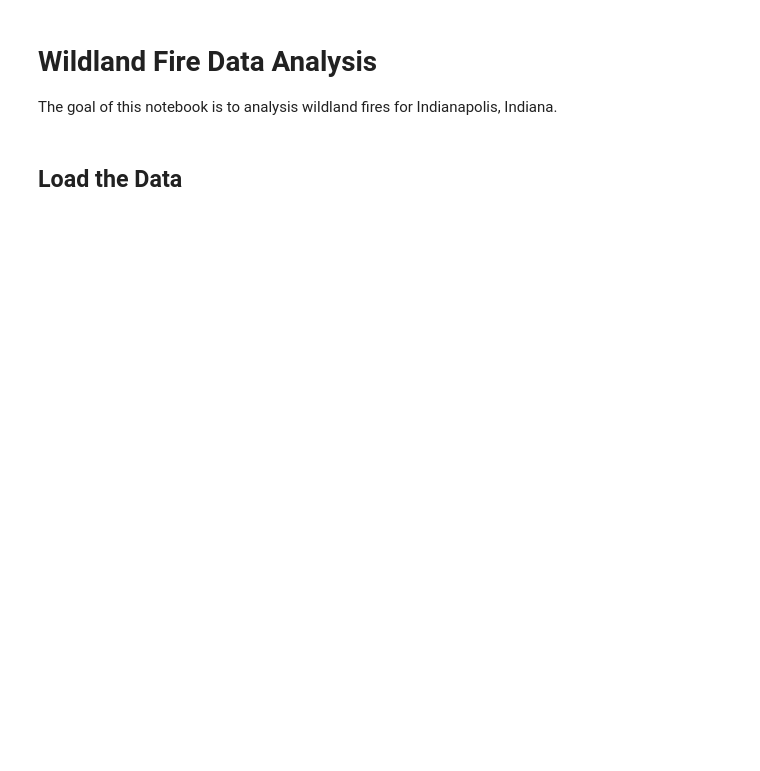
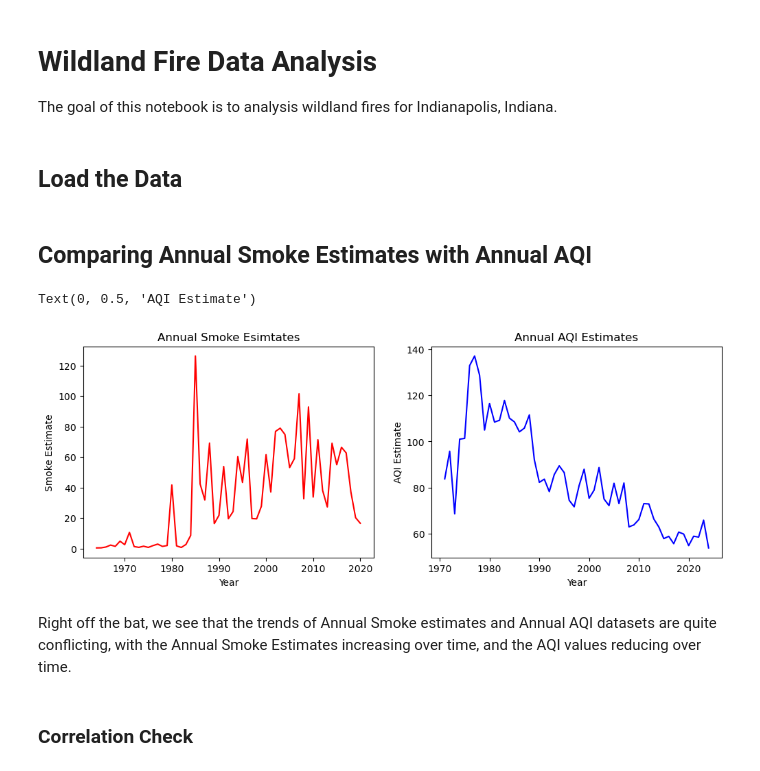
Before and after one commit to himanshunaidu/data512_project, a Jupyter notebook: wildfire_data_analysis.ipynb, the cells around one changed output. Saved outputs shown, nothing was run; the diff lists cells and outputs as text; code cells hidden in the pictures; blank space fills up the shorter version.

```diff
--- a/wildfire_data_analysis.ipynb
+++ b/wildfire_data_analysis.ipynb
@@ -47,3 +47,7 @@ DATA_PATH = "data/Fire_Feature/Fire_Feature_Data.gdb"
 filtered_fire_features_gdf = gpd.read_file(FILTERED_FIRE_FEATURES_PATH)
 # %%
 fire_annual_smoke_estimates_df = pd.read_csv(FIRE_ANNUAL_SMOKE_ESTIMATES_PATH)
+# %%
+aqi_annual_smoke_estimates_df = pd.read_csv(AQI_ANNUAL_ESTIMATES_PATH)
+# %% [markdown]
+## Comparing Annual Smoke Estimates with Annual AQI
@@ -49,0 +61,30 @@ fire_annual_smoke_estimates_df = pd.read_csv(FIRE_ANNUAL_SMOKE_ESTIMATES_PATH)
+# %%
+#########
+#
+#    CONSTANTS
+#
+SMOKE_ESTIMATE_YEAR_COL = 'Fire_Year'
+SMOKE_ESTIMATE_VALUE_COL = 'smoke_estimate_weighted'
+SMOKE_ESTIMATE_VALUE_COL_NEW = 'smoke_estimate'
+
+AQI_ESTIMATE_YEAR_COL = 'year'
+AQI_ESTIMATE_VALUE_COL = 'aqi'
+# %%
+fig, axes = plt.subplots(1, 2, figsize=(12, 4))
+# plot total smoke intake
+axes[0].plot(fire_annual_smoke_estimates_df[SMOKE_ESTIMATE_YEAR_COL], fire_annual_smoke_estimates_df[SMOKE_ESTIMATE_VALUE_COL], color='r')
+axes[0].set_title('Annual Smoke Esimtates')
+axes[0].set_xlabel('Year')
+axes[0].set_ylabel('Smoke Estimate')
+# Plot estimate of daily average over the years
+axes[1].plot(aqi_annual_smoke_estimates_df[AQI_ESTIMATE_YEAR_COL], aqi_annual_smoke_estimates_df[AQI_ESTIMATE_VALUE_COL], color = 'b')
+axes[1].set_title('Annual AQI Estimates')
+axes[1].set_xlabel('Year')
+axes[1].set_ylabel('AQI Estimate')
+# %% [output]
+Text(0, 0.5, 'AQI Estimate')
+[figure, added]
+# %% [markdown]
+Right off the bat, we see that the trends of Annual Smoke estimates and Annual AQI datasets are quite conflicting, with the Annual Smoke Estimates increasing over time, and the AQI values reducing over time.
+# %% [markdown]
+### Correlation Check
```
Also changed, not shown: parts of 16 cells of this notebook.
